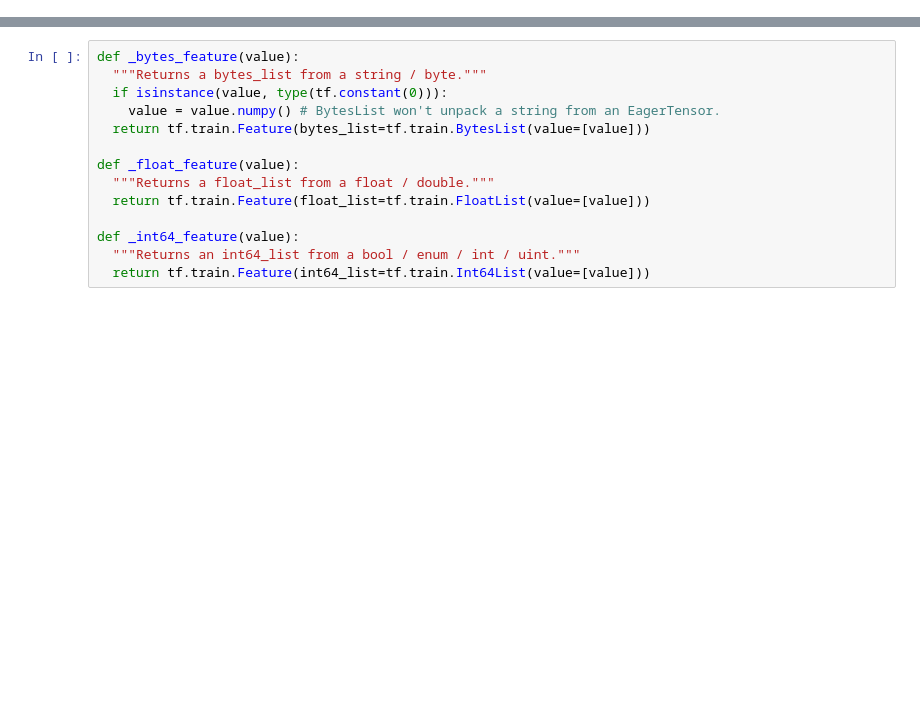
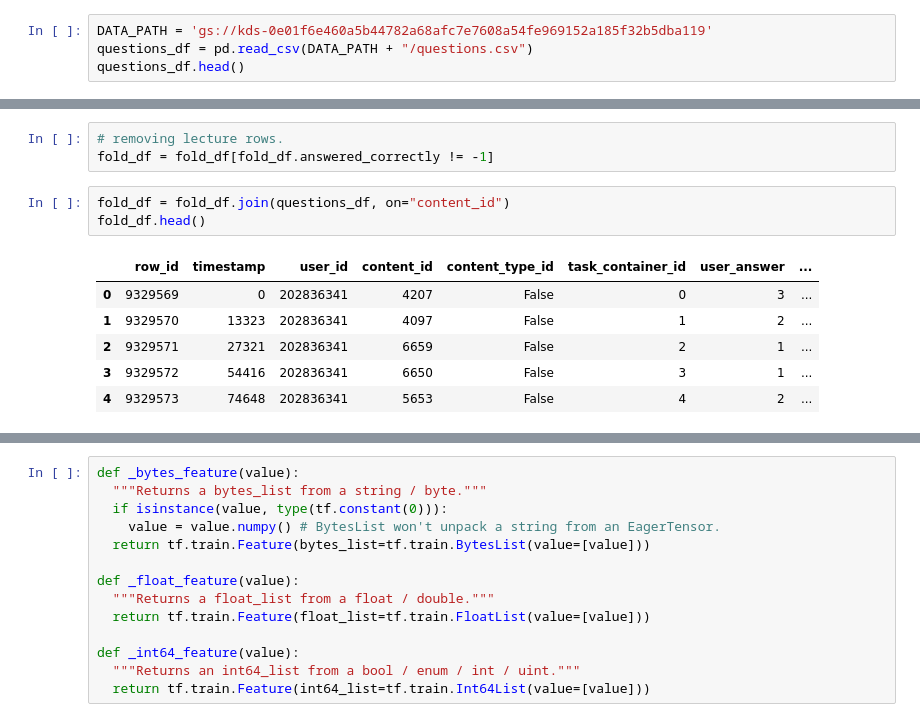
Before and after one commit to nisarahamedk/kaggle-riid, a Jupyter notebook: notebooks/riid_tfrecords.ipynb, the cells around one changed output, grey strips where cells are left out. Saved outputs shown, nothing was run; the diff lists cells and outputs as text; blank space fills up the shorter version.

```diff
--- a/notebooks/riid_tfrecords.ipynb
+++ b/notebooks/riid_tfrecords.ipynb
@@ -97,0 +212,4 @@ array([5692, 5716,  128, 7860, 7922,  156,   51,   50, 7896, 7863,  152,
+# %%
+DATA_PATH = 'gs://kds-0e01f6e460a5b44782a68afc7e7608a54fe969152a185f32b5dba119'
+questions_df = pd.read_csv(DATA_PATH + "/questions.csv")
+questions_df.head()
@@ -97,0 +223,13 @@ array([5692, 5716,  128, 7860, 7922,  156,   51,   50, 7896, 7863,  152,
+# %%
+# removing lecture rows.
+fold_df = fold_df[fold_df.answered_correctly != -1]
+# %%
+fold_df = fold_df.join(questions_df, on="content_id")
+fold_df.head()
+# %% [output]
+|  | row_id | timestamp | user_id | content_id | content_type_id | task_container_id | user_answer | ... |
+| 0 | 9329569 | 0 | 202836341 | 4207 | False | 0 | 3 | ... |
+| 1 | 9329570 | 13323 | 202836341 | 4097 | False | 1 | 2 | ... |
+| 2 | 9329571 | 27321 | 202836341 | 6659 | False | 2 | 1 | ... |
+| 3 | 9329572 | 54416 | 202836341 | 6650 | False | 3 | 1 | ... |
+| 4 | 9329573 | 74648 | 202836341 | 5653 | False | 4 | 2 | ... |
```
Also changed, not shown: parts of 55 cells of this notebook.
